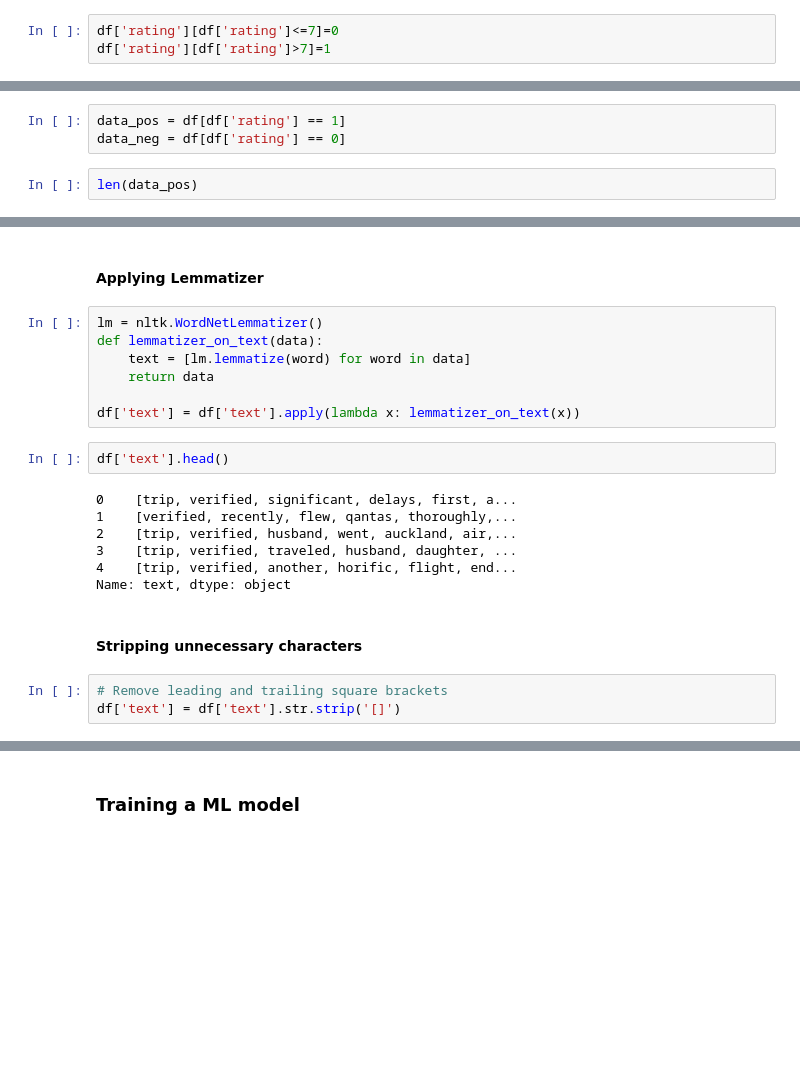
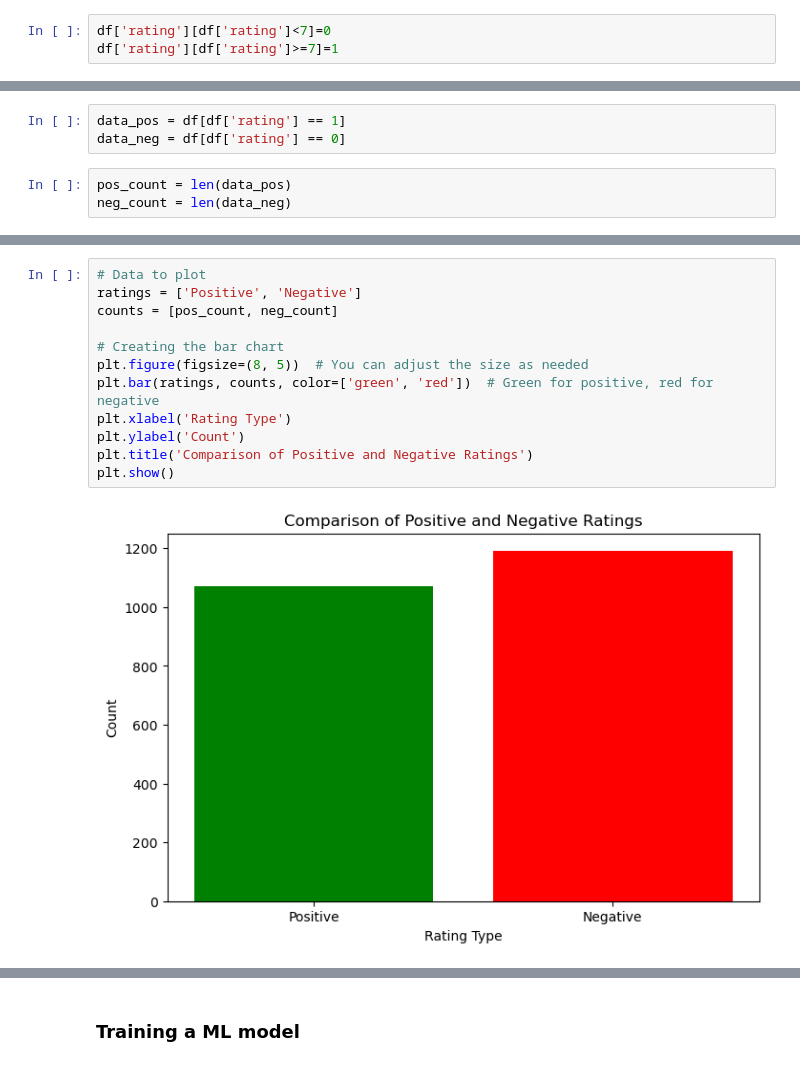
Before and after one commit to Karsh01/Sentiment_Analysis_QantasAirways, a Jupyter notebook: Sentiment Analysis.ipynb, the cells around one changed output, grey strips where cells are left out. Saved outputs shown, nothing was run; the diff lists cells and outputs as text; blank space fills up the shorter version.

```diff
--- a/Sentiment Analysis.ipynb
+++ b/Sentiment Analysis.ipynb
@@ -374,8 +196,8 @@ df.head()
 | 3 | "think about the food needs" | ✅ Trip Verified | I travelled wit... | 4 |
 | 4 | "Another horrific flight" | ✅ Trip Verified | Another horrifi... | 3 |
 # %%
-df['rating'][df['rating']<=7]=0
-df['rating'][df['rating']>7]=1
+df['rating'][df['rating']<7]=0
+df['rating'][df['rating']>=7]=1
 # %% [output]
 You are setting values through chained assignment. Currently this works in certain cases, but when using Copy-on-Write (which will become the default behaviour in pandas 3.0) this will never work to u ...
 A typical example is when you are setting values in a column of a DataFrame, like:
@@ -402,4 +224,5 @@ array([0, 1])
 data_pos = df[df['rating'] == 1]
 data_neg = df[df['rating'] == 0]
 # %%
-len(data_pos)
+pos_count = len(data_pos)
+neg_count = len(data_neg)
@@ -518,23 +229,14 @@ Name: text, dtype: object
-# %% [markdown]
-#### Applying Lemmatizer
-# %%
-lm = nltk.WordNetLemmatizer()
-def lemmatizer_on_text(data):
-    text = [lm.lemmatize(word) for word in data]
-    return data
-
-df['text'] = df['text'].apply(lambda x: lemmatizer_on_text(x))
-# %%
-df['text'].head()
-# %% [output]
-0    [trip, verified, significant, delays, first, a...
-1    [verified, recently, flew, qantas, thoroughly,...
-2    [trip, verified, husband, went, auckland, air,...
-3    [trip, verified, traveled, husband, daughter, ...
-4    [trip, verified, another, horific, flight, end...
-Name: text, dtype: object
-# %% [markdown]
-#### Stripping unnecessary characters
-# %%
-# Remove leading and trailing square brackets
-df['text'] = df['text'].str.strip('[]')
+# %%
+# Data to plot
+ratings = ['Positive', 'Negative']
+counts = [pos_count, neg_count]
+
+# Creating the bar chart
+plt.figure(figsize=(8, 5))  # You can adjust the size as needed
+plt.bar(ratings, counts, color=['green', 'red'])  # Green for positive, red for negative
+plt.xlabel('Rating Type')
+plt.ylabel('Count')
+plt.title('Comparison of Positive and Negative Ratings')
+plt.show()
+# %% [output]
+[figure, added]
```
Also changed, not shown: parts of 43 cells of this notebook.
